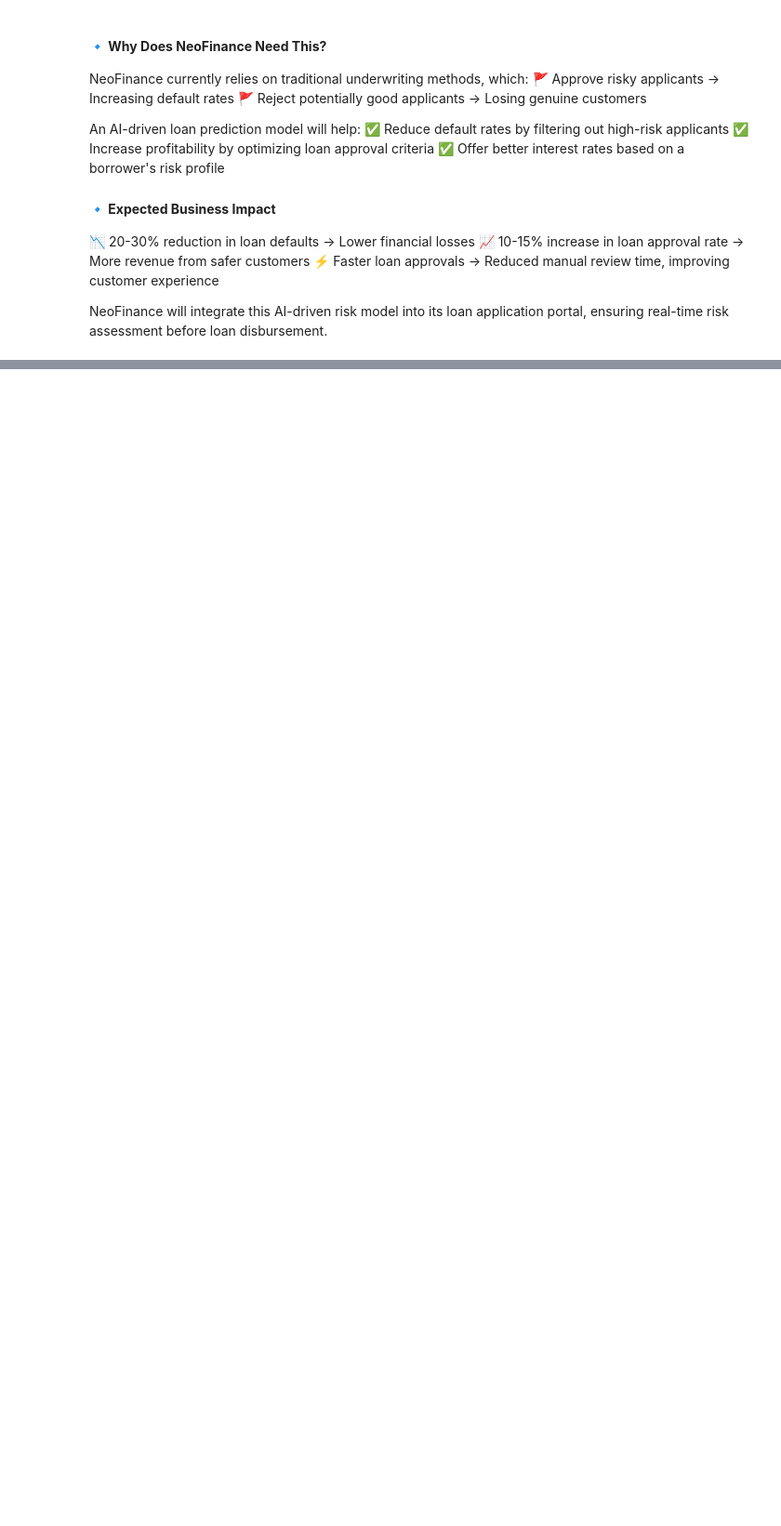
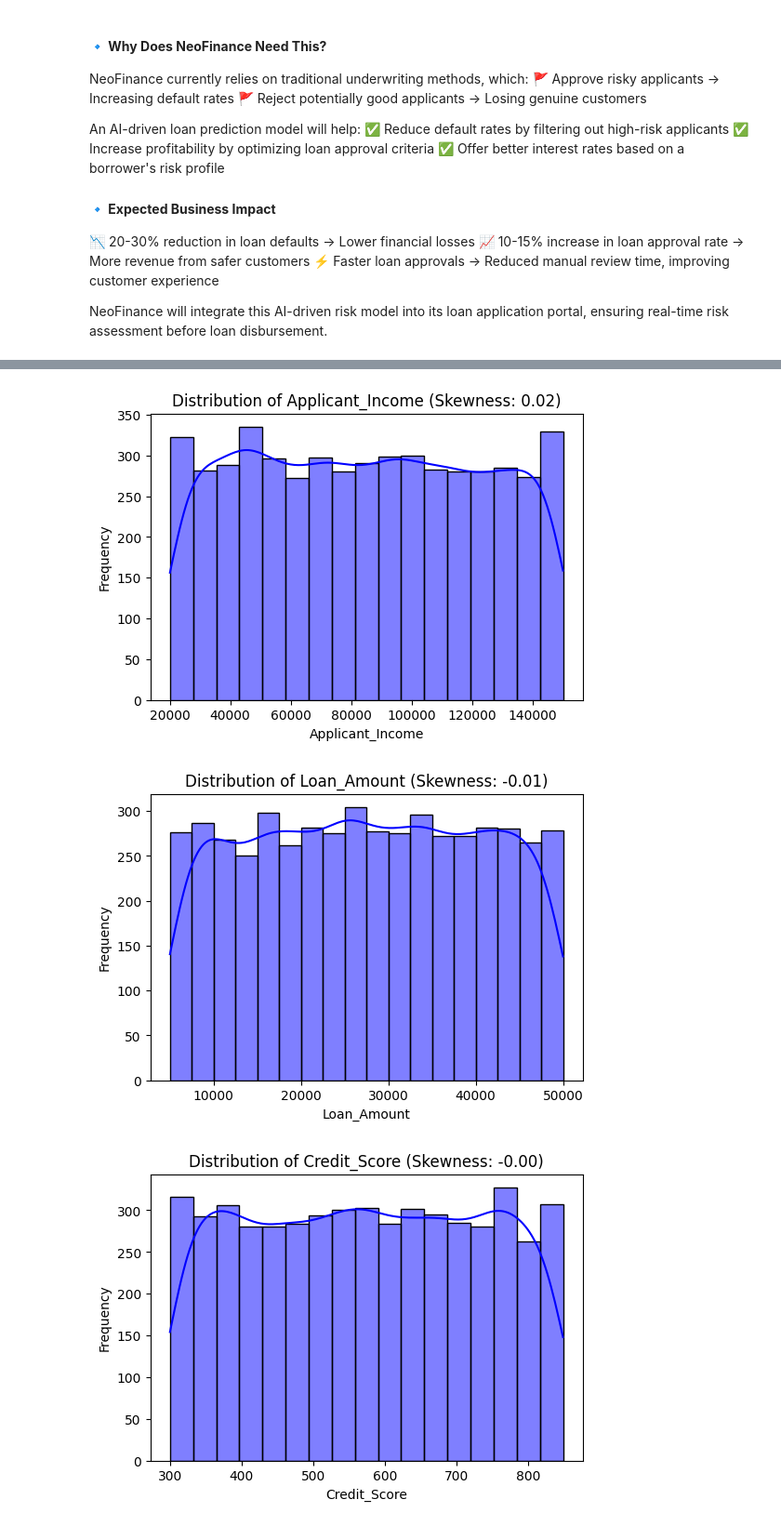
Before and after one commit to AnupamKNN/LoanDefault, a Jupyter notebook: notebooks/01. EDA.ipynb, the cells around one changed output, grey strips where cells are left out. Shown at 93% size. Saved outputs shown, nothing was run; the diff lists cells and outputs as text; code cells hidden in the pictures; blank space fills up the shorter version.

```diff
--- a/notebooks/01. EDA.ipynb
+++ b/notebooks/01. EDA.ipynb
@@ -41,0 +220,3 @@ NeoFinance will integrate this AI-driven risk model into its loan application po
+# %%
+for feature in cat_features:
+    print(f"{feature}: {df[feature].unique()}")
@@ -41,0 +512,8 @@ NeoFinance will integrate this AI-driven risk model into its loan application po
+# %%
+from scipy.stats import skew
+
+# Loop through numerical features and calculate skewness
+for feature in num_features:
+    # Drop missing values to avoid errors
+    skewness = skew(df[feature].dropna())
+    print(f"{feature}: {skewness}")
@@ -41,0 +539,16 @@ NeoFinance will integrate this AI-driven risk model into its loan application po
+# %%
+import matplotlib.pyplot as plt
+import seaborn as sns
+
+# Visualize skewness for numerical features
+for feature in num_features:
+    plt.figure(figsize=(6, 4))
+    sns.histplot(df[feature].dropna(), kde=True, color='blue')
+    plt.title(f"Distribution of {feature} (Skewness: {skew(df[feature].dropna()):.2f})")
+    plt.xlabel(feature)
+    plt.ylabel("Frequency")
+    plt.show()
+# %% [output]
+[figure, added]
+[figure, added]
+[figure, added]
```
Also changed, not shown: parts of 54 cells of this notebook, 11 other files.
